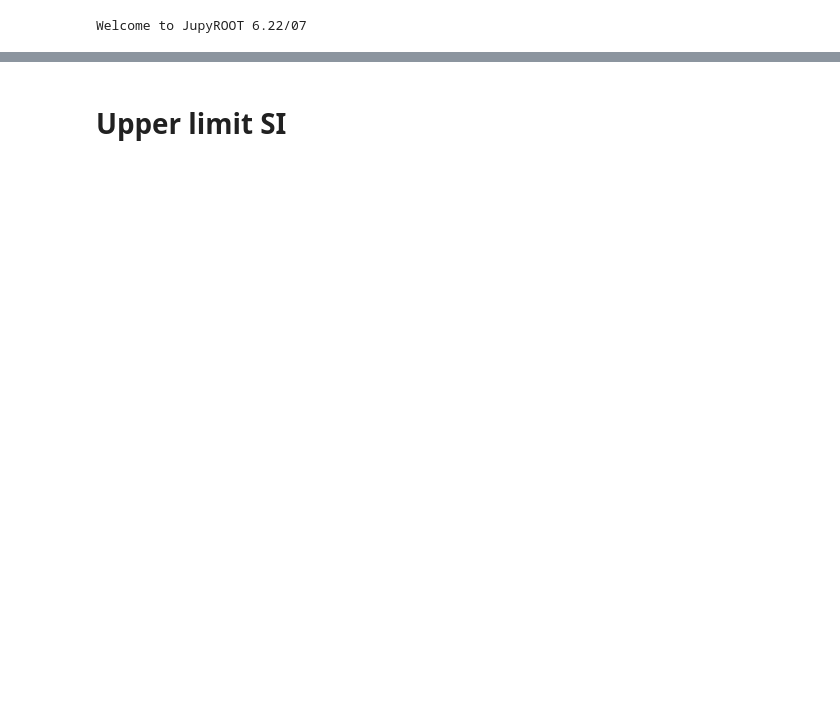
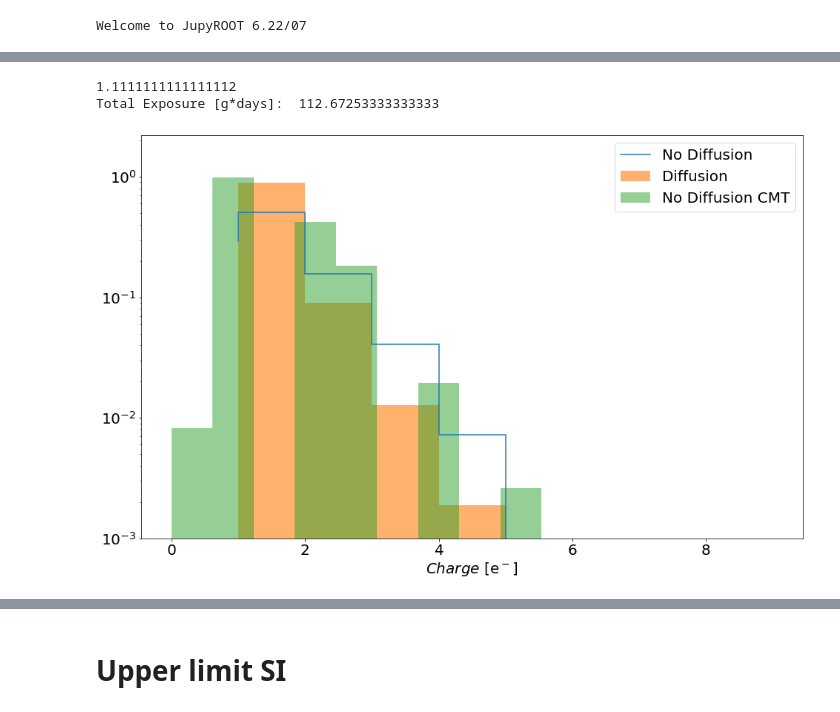
Before and after one commit to alantero/DAMIC_DMe, a Jupyter notebook: DAMIC_DM_electron.ipynb, the cells around one changed output, grey strips where cells are left out. Drawn from its saved outputs; the diff is of its cells as text; code cells hidden in the pictures; blank space fills up the shorter version.

```diff
--- a/DAMIC_DM_electron.ipynb
+++ b/DAMIC_DM_electron.ipynb
@@ -222,0 +87,52 @@ Number of Signal events:  0
+# %%
+nxbin = 1
+nybin = 1
+totrows = 1000
+totcols = 4000 #6160
+nx = 1000
+ny = 4000
+mass_ccd = 8.8952e-3
+n_images = 38
+masked_fraction = 0#(2+0.25)/100
+exposuremass = n_images*mass_ccd*(nx*ny)/(totrows*totcols)*(1-masked_fraction)  # grams
+#exposuremass = 0.1500
+#exposuretime = 23400/(60*60*24)  # seconds == 5*1.3h*3600s/h
+
+nccd = 1
+total_mass = nccd*exposuremass
+
+
+#tread = 8.3*100/30 #hours
+tread = 0.001*nx*ny/(3600)
+print(tread)
+t_exp = 1/3#days
+print("Total Exposure [g*days]: ", total_mass*1e3*t_exp)
+
+
+nPeaks = 4
+n_reps = 1
+
+noise = 0.1
+xmin,xmax=-2,10
+dm = dm_event.dm_event(10e6,1e-37,0,total_mass,0.3333,noise, xmin=xmin, xmax=xmax,ccd_mass=mass_ccd,
+                              tread=tread, nccd=nccd,nx=nx,ny=ny,nxbin=nxbin,nybin=nybin,
+                              n_image=n_images, mask_frac=masked_fraction)
+dm.npix = 1000*4000
+dm.normalization_signal()
+
+
+plt.step(np.arange(len(dm.fs))+1,np.array(dm.fs), label="No Diffusion")
+
+#plt.hist(np.array(E), bins=3, label="Diffusion",alpha = 0.7, density=False)
+plt.hist(np.round(np.array(E)*1000/3.77), bins=5, label="Diffusion", density=True, alpha=0.6)
+plt.hist(np.round(np.array(E_or)*1000/3.77), bins=13, label="No Diffusion CMT", density=True, alpha =0.5)
+
+plt.yscale("log")
+plt.ylim(1e-3,None)
+plt.legend(loc="best")
+plt.xlabel(r"$Charge$ [e$^-$]")
+plt.show()
+# %% [output]
+1.1111111111111112
+Total Exposure [g*days]:  112.67253333333333
+[figure, added]
```
Also changed, not shown: parts of 15 cells of this notebook.
